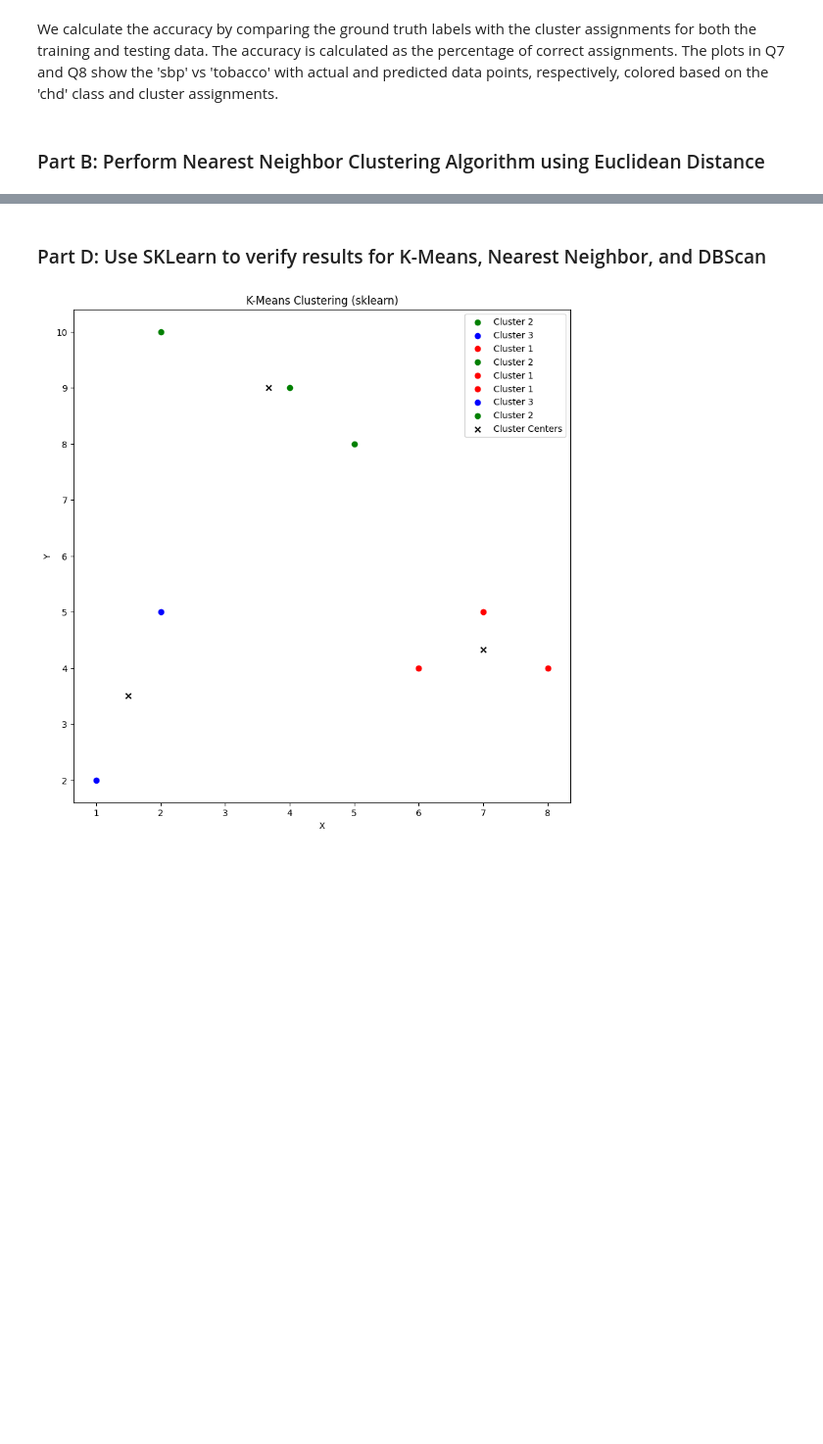
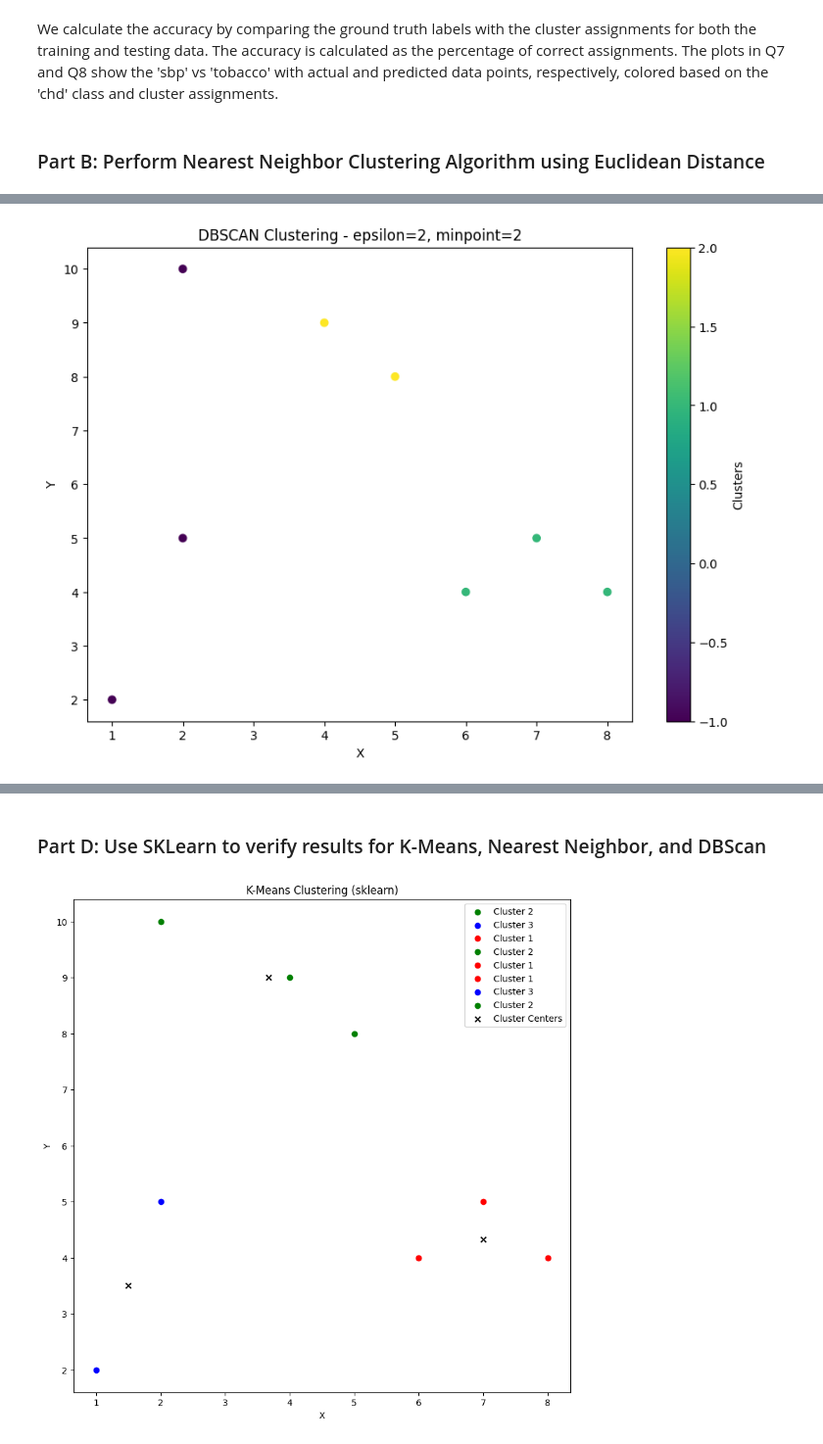
Before and after one commit to janakan2466/ml-samples, a Jupyter notebook: Janakan_Sivaloganathan_Lab_3.ipynb, the cells around one changed output, grey strips where cells are left out. Shown: that part at 98% size. Cells and saved outputs as stored; diff of their text form; code cells hidden in the pictures; blank space fills up the shorter version.

```diff
--- a/Janakan_Sivaloganathan_Lab_3.ipynb
+++ b/Janakan_Sivaloganathan_Lab_3.ipynb
@@ -432,0 +531,88 @@ def db_scan_algorithm():
+# %%
+# Define function to calculate Euclidean distance
+def euclidean_distance(a, b):
+    return np.sqrt(np.sum((a - b) ** 2))
+
+
+# Define function to find neighbors
+def get_neighbors(dataset, point, epsilon):
+    neighbors = []
+    for i in range(len(dataset)):
+        if euclidean_distance(dataset[point], dataset[i]) < epsilon:
+            neighbors.append(i)
+    return neighbors
+
+
+# Implement DBScan algorithm
+def dbscan(dataset, epsilon, min_points):
+    labels = [0] * len(dataset)
+    curr_label = 0
+
+    for point in range(len(dataset)):
+        if labels[point] != 0:  # skip if point is already part of a cluster
+            continue
+        neighbors = get_neighbors(dataset, point, epsilon)
+        if len(neighbors) < min_points:  # mark as noise if not enough neighbors
+            labels[point] = -1
+        else:  # else, create new cluster and add all reachable points
+            curr_label += 1
+            labels[point] = curr_label
+            i = 0
+            while i < len(neighbors):
+                neighbour = neighbors[i]
+                if labels[neighbour] == -1:
+                    labels[neighbour] = curr_label
+                elif labels[neighbour] == 0:
+                    labels[neighbour] = curr_label
+                    new_neighbors = get_neighbors(dataset, neighbour, epsilon)
+                    if len(new_neighbors) >= min_points:
+                        neighbors = neighbors + new_neighbors
+                i += 1
+    return labels
+
+
+# Q13. Provide the final cluster plot
+labels = dbscan(dataset_1, 2, 2)
+plt.figure(figsize=(10, 7))  # Create a new figure with a specific size (optional)
+plt.scatter(dataset_1[:, 0], dataset_1[:, 1], c=labels)
+plt.title("DBSCAN Clustering - epsilon=2, minpoint=2")
+plt.xlabel("X")
+plt.ylabel("Y")
+plt.colorbar(label="Clusters")
+plt.show()
+
+# Q14. Perform the DBScan for Epsilon root 10 and provide the cluster plot
+new_epsilon = math.sqrt(10)
+labels = dbscan(dataset_1, new_epsilon, 2)
+plt.figure(figsize=(10, 7))  # Create a new figure with a specific size (optional)
+plt.scatter(dataset_1[:, 0], dataset_1[:, 1], c=labels)
+plt.title("DBSCAN Clustering - epsilon=√10, minpoint=2")
+plt.xlabel("X")
+plt.ylabel("Y")
+plt.colorbar(label="Clusters")
+plt.show()
+
+# Q15. Provide accuracy and compare K-means, NN, and DBScan clustering performance for Dataset 2
+dataset_2 = pd.read_csv(
+    "https://raw.githubusercontent.com/tofighi/MachineLearning/master/datasets/heart.csv"
+)
+X = dataset_2[["sbp", "tobacco"]].to_numpy()
+y = dataset_2["chd"].values
+X_train, X_test = X[:300], X[300:]
+y_train, y_test = y[:300], y[300:]
+
+# Apply DBSCAN algorithm
+train_labels = dbscan(X_train, 50, 50)
+test_labels = dbscan(X_test, 50, 50)
+
+train_cm = confusion_matrix(y_train, train_labels)
+test_cm = confusion_matrix(y_test, test_labels)
+
+# Calculate accuracy
+train_accuracy = (train_cm[0][0] + train_cm[1][1]) / np.sum(train_cm)
+test_accuracy = (test_cm[0][0] + test_cm[1][1]) / np.sum(test_cm)
+
+print(f"\nTraining accuracy: {train_accuracy}")
+print(f"\nTesting accuracy: {test_accuracy}")
+# %% [output]
+[figure, added]
```
Also changed, not shown: parts of 18 cells of this notebook.
